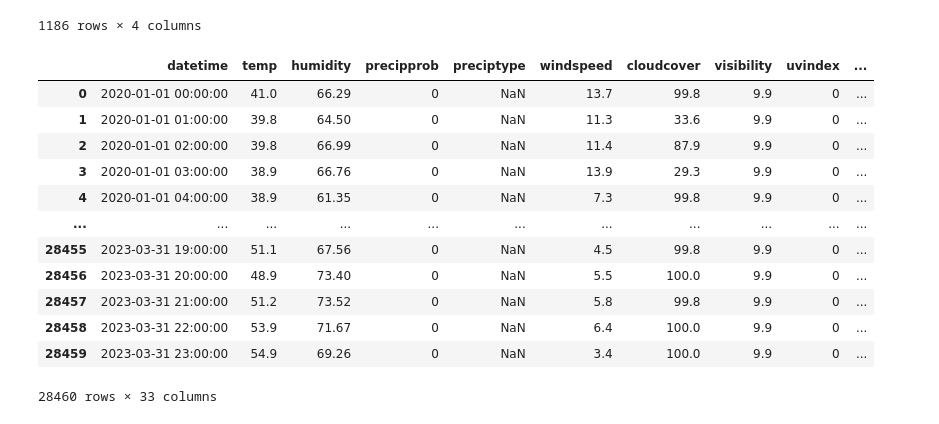
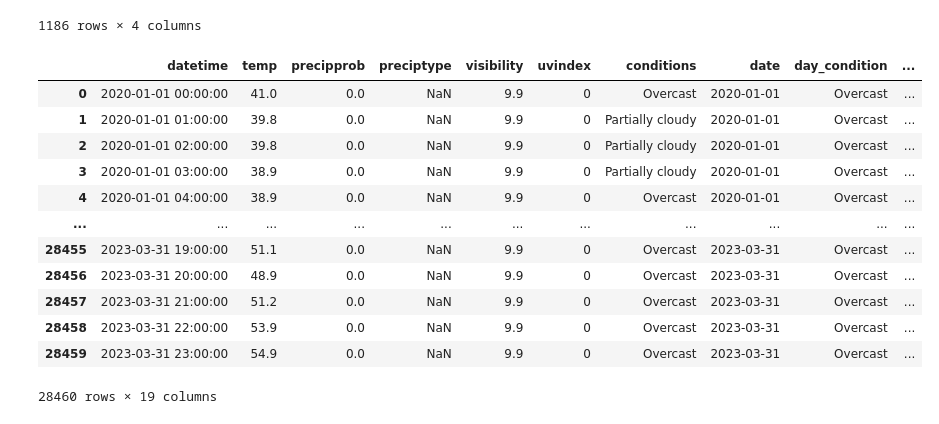
Before and after one commit to skwolvie/DATA270_spring23_grp2, a Jupyter notebook: data collection/weatherDE.ipynb, the cells around one changed output. Drawn from its saved outputs; the diff is of its cells as text; code cells hidden in the pictures.

```diff
--- a/data collection/weatherDE.ipynb
+++ b/data collection/weatherDE.ipynb
@@ -351,3 +370,5 @@ df.drop(columns=['winddir'], inplace=True)
+# %%
+df['precipprob']= df['precipprob'].apply(lambda x: x/100)
 # %%
 import matplotlib.pyplot as plt
 import seaborn as sns
@@ -370,0 +408,2 @@ plt.show()
+# %%
+df['day_condition']= df['day_condition'].apply(lambda x: x.split(',')[0])
@@ -404,7 +462,5 @@ Index(['datetime', 'temp', 'humidity', 'precip', 'precipprob', 'preciptype',
        'conditions', 'date', 'day_condition'],
       dtype='object')
-# %%
-df.drop(columns=[ 'precip','snow', 'snowdepth'], inplace=True)
 # %%
 df.columns
 # %% [output]
@@ -419,17 +474,8 @@ df['date'] = pd.to_datetime(df['date'])
 temp_summary = df.groupby('date')['temp'].agg(['min', 'max', 'mean']).reset_index()
 temp_summary.columns=['date','temp_min', 'temp_max', 'temp_mean']
 
-humidity_summary = df.groupby('date')['humidity'].agg(['min', 'max', 'mean']).reset_index()
-humidity_summary.columns=['date','humidity_min', 'humidity_max', 'humidity_mean']
-
-precipprob_summary = df.groupby('date')['precipprob'].agg(['min', 'max', 'mean']).reset_index()
-precipprob_summary.columns=['date','precipprob_min', 'precipprob_max', 'precipprob_mean']
-
-windspeed_summary = df.groupby('date')['windspeed'].agg(['min', 'max', 'mean']).reset_index()
-windspeed_summary.columns=['date','windspeed_min', 'windspeed_max', 'windspeed_mean']
-
-cloudcover_summary = df.groupby('date')['cloudcover'].agg(['min', 'max', 'mean']).reset_index()
-cloudcover_summary.columns=['date','cloudcover_min', 'cloudcover_max', 'cloudcover_mean']
+precipprob_summary = df.groupby('date')['precipprob'].agg(['max']).reset_index()
+precipprob_summary.columns=['date','precipprob_max']
 
 visibility_summary = df.groupby('date')['visibility'].agg(['min', 'max', 'mean']).reset_index()
 visibility_summary.columns=['date','visibility_min', 'visibility_max', 'visibility_mean']
@@ -455,27 +501,24 @@ temp_summary
 # %%
 # merge the temperature summary back to the original DataFrame
 df = pd.merge(df, temp_summary, on='date')
-df = pd.merge(df, humidity_summary, on='date')
 df = pd.merge(df, precipprob_summary, on='date')
-df = pd.merge(df, windspeed_summary, on='date')
-df = pd.merge(df, cloudcover_summary, on='date')
 df = pd.merge(df, visibility_summary, on='date')
 df = pd.merge(df, uvindex_summary, on='date')
 df
 # %% [output]
-|  | datetime | temp | humidity | precipprob | preciptype | windspeed | cloudcover | visibility | uvindex | ... |
-| 0 | 2020-01-01 00:00:00 | 41.0 | 66.29 | 0 | NaN | 13.7 | 99.8 | 9.9 | 0 | ... |
-| 1 | 2020-01-01 01:00:00 | 39.8 | 64.50 | 0 | NaN | 11.3 | 33.6 | 9.9 | 0 | ... |
-| 2 | 2020-01-01 02:00:00 | 39.8 | 66.99 | 0 | NaN | 11.4 | 87.9 | 9.9 | 0 | ... |
-| 3 | 2020-01-01 03:00:00 | 38.9 | 66.76 | 0 | NaN | 13.9 | 29.3 | 9.9 | 0 | ... |
-| 4 | 2020-01-01 04:00:00 | 38.9 | 61.35 | 0 | NaN | 7.3 | 99.8 | 9.9 | 0 | ... |
+|  | datetime | temp | precipprob | preciptype | visibility | uvindex | conditions | date | day_condition | ... |
+| 0 | 2020-01-01 00:00:00 | 41.0 | 0.0 | NaN | 9.9 | 0 | Overcast | 2020-01-01 | Overcast | ... |
+| 1 | 2020-01-01 01:00:00 | 39.8 | 0.0 | NaN | 9.9 | 0 | Partially cloudy | 2020-01-01 | Overcast | ... |
+| 2 | 2020-01-01 02:00:00 | 39.8 | 0.0 | NaN | 9.9 | 0 | Partially cloudy | 2020-01-01 | Overcast | ... |
+| 3 | 2020-01-01 03:00:00 | 38.9 | 0.0 | NaN | 9.9 | 0 | Partially cloudy | 2020-01-01 | Overcast | ... |
+| 4 | 2020-01-01 04:00:00 | 38.9 | 0.0 | NaN | 9.9 | 0 | Overcast | 2020-01-01 | Overcast | ... |
 | ... | ... | ... | ... | ... | ... | ... | ... | ... | ... | ... |
-| 28455 | 2023-03-31 19:00:00 | 51.1 | 67.56 | 0 | NaN | 4.5 | 99.8 | 9.9 | 0 | ... |
-| 28456 | 2023-03-31 20:00:00 | 48.9 | 73.40 | 0 | NaN | 5.5 | 100.0 | 9.9 | 0 | ... |
-| 28457 | 2023-03-31 21:00:00 | 51.2 | 73.52 | 0 | NaN | 5.8 | 99.8 | 9.9 | 0 | ... |
-| 28458 | 2023-03-31 22:00:00 | 53.9 | 71.67 | 0 | NaN | 6.4 | 100.0 | 9.9 | 0 | ... |
-| 28459 | 2023-03-31 23:00:00 | 54.9 | 69.26 | 0 | NaN | 3.4 | 100.0 | 9.9 | 0 | ... |
+| 28455 | 2023-03-31 19:00:00 | 51.1 | 0.0 | NaN | 9.9 | 0 | Overcast | 2023-03-31 | Overcast | ... |
+| 28456 | 2023-03-31 20:00:00 | 48.9 | 0.0 | NaN | 9.9 | 0 | Overcast | 2023-03-31 | Overcast | ... |
+| 28457 | 2023-03-31 21:00:00 | 51.2 | 0.0 | NaN | 9.9 | 0 | Overcast | 2023-03-31 | Overcast | ... |
+| 28458 | 2023-03-31 22:00:00 | 53.9 | 0.0 | NaN | 9.9 | 0 | Overcast | 2023-03-31 | Overcast | ... |
+| 28459 | 2023-03-31 23:00:00 | 54.9 | 0.0 | NaN | 9.9 | 0 | Overcast | 2023-03-31 | Overcast | ... |
-28460 rows × 33 columns
+28460 rows × 19 columns
 # %%
 df.info()
 # %% [output]
```
Also changed, not shown: parts of 25 cells of this notebook, 2 other files.
